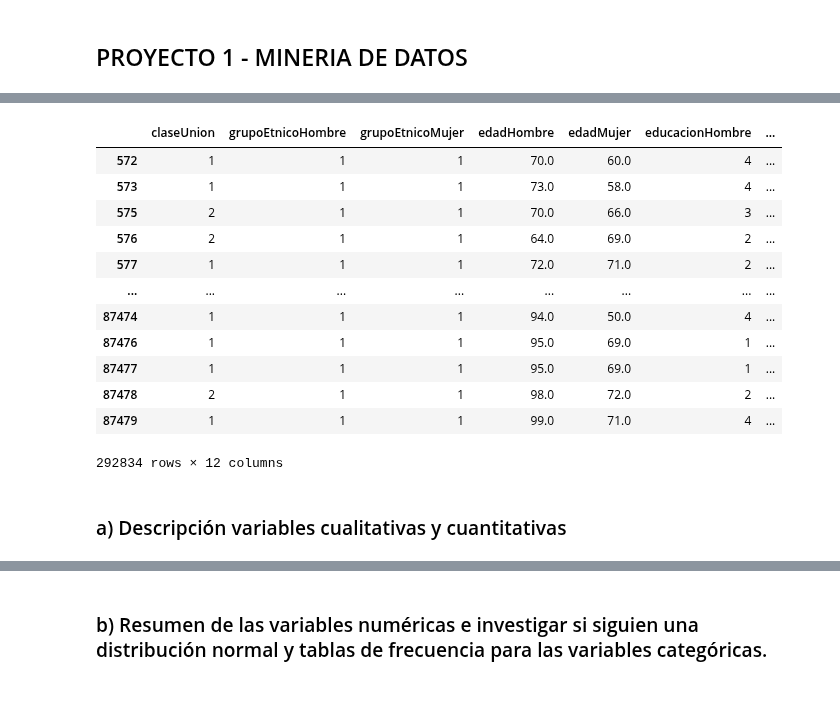
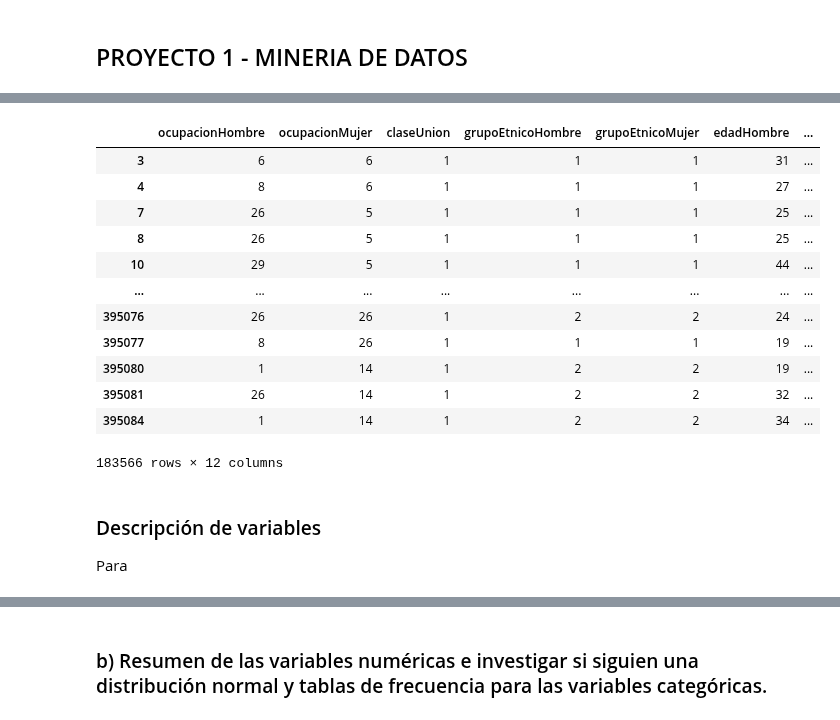
Before and after one commit to MGonza20/Proyecto1_MD, a Jupyter notebook: proyecto_final.ipynb, the cells around one changed output, grey strips where cells are left out. Drawn from its saved outputs; the diff is of its cells as text; code cells hidden in the pictures.

```diff
--- a/proyecto_final.ipynb
+++ b/proyecto_final.ipynb
@@ -16,21 +16,21 @@ import seaborn as sns
 import random, sklearn, pyclustertend
 import sklearn.cluster as cluster
 # %%
-# Cargando el data
-data_2017 = pd.read_spss('matrimonio2017.sav')
-data_2017 = pd.DataFrame(data_2017)
+# Cargando el data - 2011 a 2015
+data_2011 = pd.read_spss('matrimonio2011.sav')
+data_2011 = pd.DataFrame(data_2011)
 
-data_2018 = pd.read_spss('matrimonio2018.sav')
-data_2018 = pd.DataFrame(data_2018)
+data_2012 = pd.read_spss('matrimonio2012.sav')
+data_2012 = pd.DataFrame(data_2012)
 
-data_2019 = pd.read_spss('matrimonio2019.sav')
-data_2019 = pd.DataFrame(data_2019)
+data_2013 = pd.read_spss('matrimonio2013.sav')
+data_2013 = pd.DataFrame(data_2013)
 
-data_2020 = pd.read_spss('matrimonio2020.sav')
-data_2020 = pd.DataFrame(data_2020)
+data_2014 = pd.read_spss('matrimonio2014.sav')
+data_2014 = pd.DataFrame(data_2014)
 
-data_2021 = pd.read_spss('matrimonio2021.sav')
-data_2021 = pd.DataFrame(data_2021)
+data_2015 = pd.read_spss('matrimonio2015.sav')
+data_2015 = pd.DataFrame(data_2015)
 # %%
 from utils import *
 
@@ -424,29 +435,36 @@ data_2021_final
 # %%
 # Uniendo data de 2017 a 2021
-data_final = pd.concat([data_2017_final, data_2018_final, data_2019_final, data_2020_final, data_2021_final])
+data_final = pd.concat([data_2011_final, data_2012_final, data_2013_final, data_2014_final, data_2015_final], ignore_index=True)
 
 # Borrar toda la data que no tenga data valida
 data_final.drop(data_final.index[data_final['edadHombre'] == "Ignorado"], inplace=True)
 data_final.drop(data_final.index[data_final['edadMujer'] == "Ignorado"], inplace=True)
 data_final.drop(data_final.index[data_final['anioRegistro'] == "Ignorado"], inplace=True)
 
+# Convirtiendo a data de edadHombre, edadMujer y anioRegistro a int
+data_final['edadHombre'] = data_final['edadHombre'].astype(int)
+data_final['edadMujer'] = data_final['edadMujer'].astype(int)
+data_final['anioRegistro'] = data_final['anioRegistro'].astype(int)
+
+
 # Borrando las filas que tengan algun valor igual a 0
 data_final = data_final[(data_final != 0).all(1)]
 
 data_final
 # %% [output]
-|  | claseUnion | grupoEtnicoHombre | grupoEtnicoMujer | edadHombre | edadMujer | educacionHombre | ... |
-| 572 | 1 | 1 | 1 | 70.0 | 60.0 | 4 | ... |
-| 573 | 1 | 1 | 1 | 73.0 | 58.0 | 4 | ... |
-| 575 | 2 | 1 | 1 | 70.0 | 66.0 | 3 | ... |
-| 576 | 2 | 1 | 1 | 64.0 | 69.0 | 2 | ... |
-| 577 | 1 | 1 | 1 | 72.0 | 71.0 | 2 | ... |
+|  | ocupacionHombre | ocupacionMujer | claseUnion | grupoEtnicoHombre | grupoEtnicoMujer | edadHombre | ... |
+| 3 | 6 | 6 | 1 | 1 | 1 | 31 | ... |
+| 4 | 8 | 6 | 1 | 1 | 1 | 27 | ... |
+| 7 | 26 | 5 | 1 | 1 | 1 | 25 | ... |
+| 8 | 26 | 5 | 1 | 1 | 1 | 25 | ... |
+| 10 | 29 | 5 | 1 | 1 | 1 | 44 | ... |
 | ... | ... | ... | ... | ... | ... | ... | ... |
-| 87474 | 1 | 1 | 1 | 94.0 | 50.0 | 4 | ... |
-| 87476 | 1 | 1 | 1 | 95.0 | 69.0 | 1 | ... |
-| 87477 | 1 | 1 | 1 | 95.0 | 69.0 | 1 | ... |
-| 87478 | 2 | 1 | 1 | 98.0 | 72.0 | 2 | ... |
-| 87479 | 1 | 1 | 1 | 99.0 | 71.0 | 4 | ... |
+| 395076 | 26 | 26 | 1 | 2 | 2 | 24 | ... |
+| 395077 | 8 | 26 | 1 | 1 | 1 | 19 | ... |
+| 395080 | 1 | 14 | 1 | 2 | 2 | 19 | ... |
+| 395081 | 26 | 14 | 1 | 2 | 2 | 32 | ... |
+| 395084 | 1 | 14 | 1 | 2 | 2 | 34 | ... |
-292834 rows × 12 columns
+183566 rows × 12 columns
 # %% [markdown]
-### a) Descripción variables cualitativas y cuantitativas
+### Descripción de variables
+Para
```
Also changed, not shown: parts of 11 cells of this notebook.
